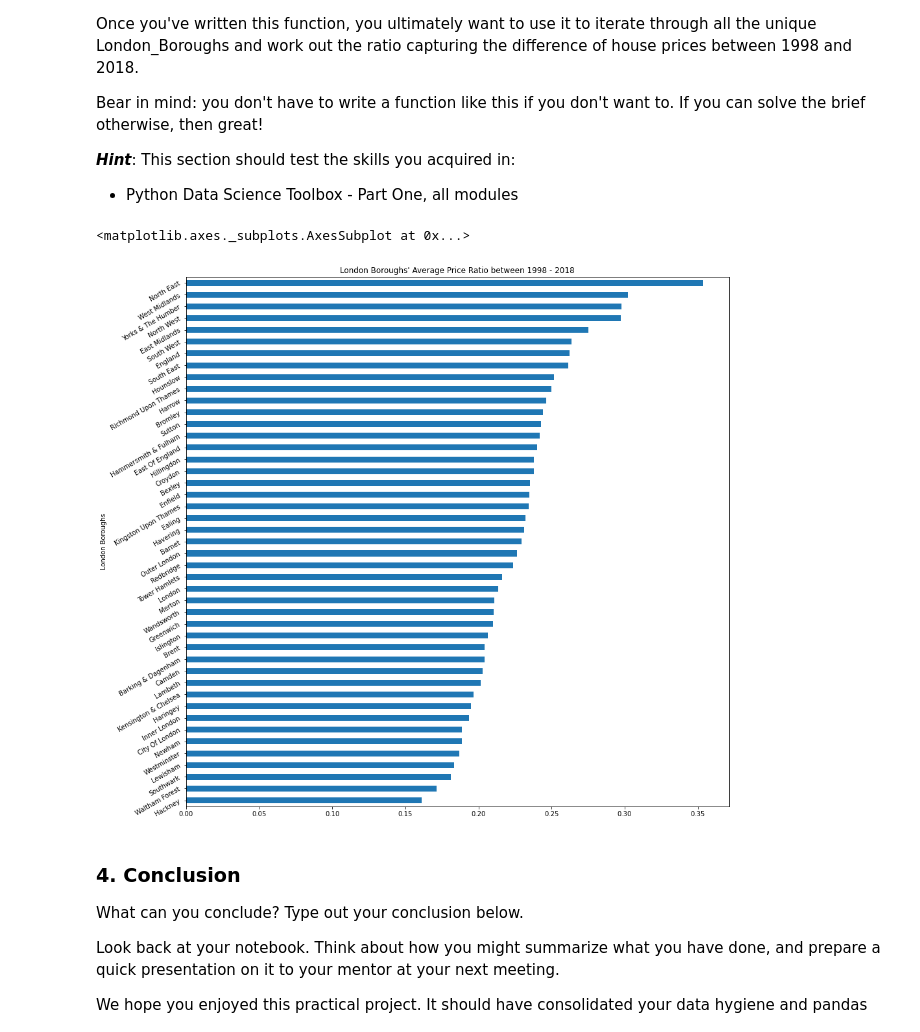
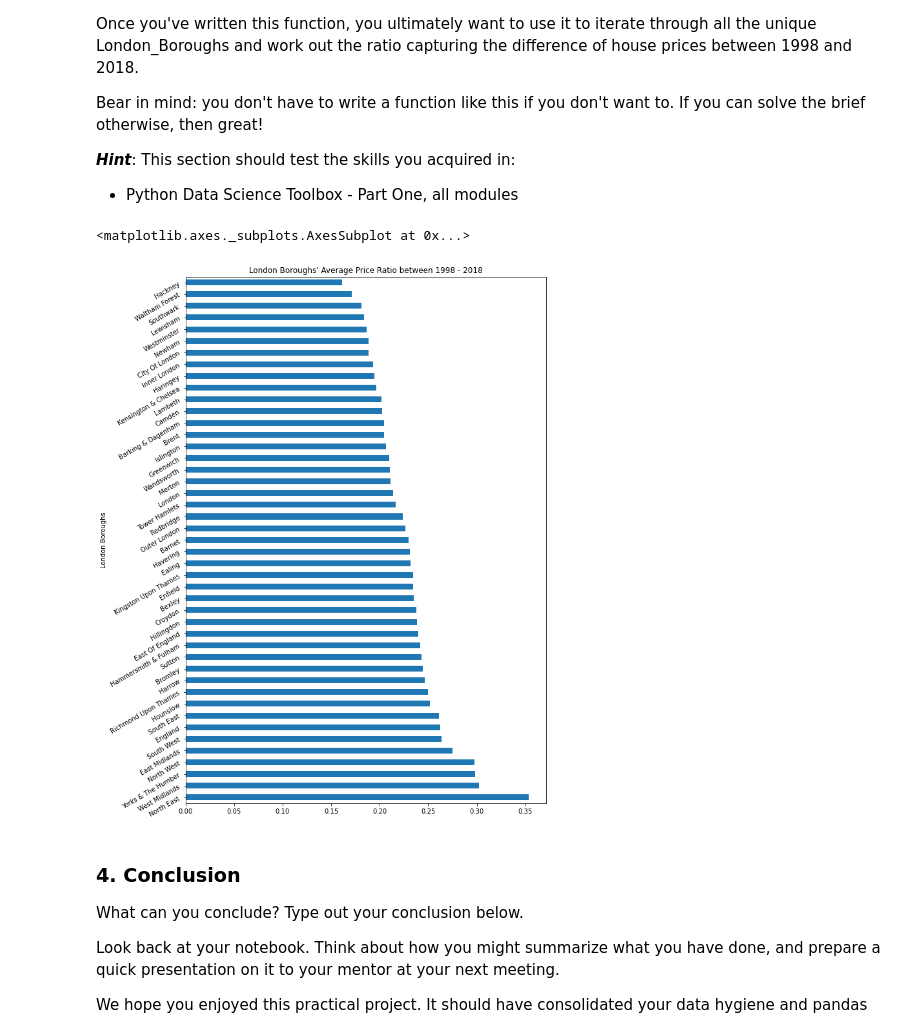
Before and after one commit to tevfikcagridural/London-Housing, a Jupyter notebook: Unit 4 Challenge - Tier 3.ipynb, the cells around one changed output. Drawn from its saved outputs; the diff is of its cells as text; code cells hidden in the pictures.

Commit message:
Reordered the ratio DataFrame to have lowest ratio on top

```diff
--- a/Unit 4 Challenge - Tier 3.ipynb
+++ b/Unit 4 Challenge - Tier 3.ipynb
@@ -308,22 +310,22 @@ ratio = avg_1998 / avg_2018
 #Rename the 'avg_prices' to 'Price Ratio'
 ratio.rename(columns={'avg_prices':'Price Ratio'}, inplace=True)
 #Sort the values by 'Price Ratio'
-ratio.sort_values(by='Price Ratio', inplace=True)
+ratio.sort_values(by='Price Ratio', ascending=False, inplace=True)
 # Applt Camel Case for every borough name to have a better visualization
 ratio.index = ratio.index.str.title()
 # %%
 ratio.plot(
     kind='barh',
-    figsize=(15, 15),
+    figsize=(10, 15),
     rot=30,
     xlabel = 'London Boroughs',
     ylabel = 'Ratio',
     title="London Boroughs' Average Price Ratio between 1998 - 2018",
     legend=False
 )
 # %% [output]
 <matplotlib.axes._subplots.AxesSubplot at 0x...>
-[figure, old version]
+[figure, new version]
 # %% [markdown]
 ### 4. Conclusion
 What can you conclude? Type out your conclusion below.
```
Also changed, not shown: parts of 2 cells of this notebook.
